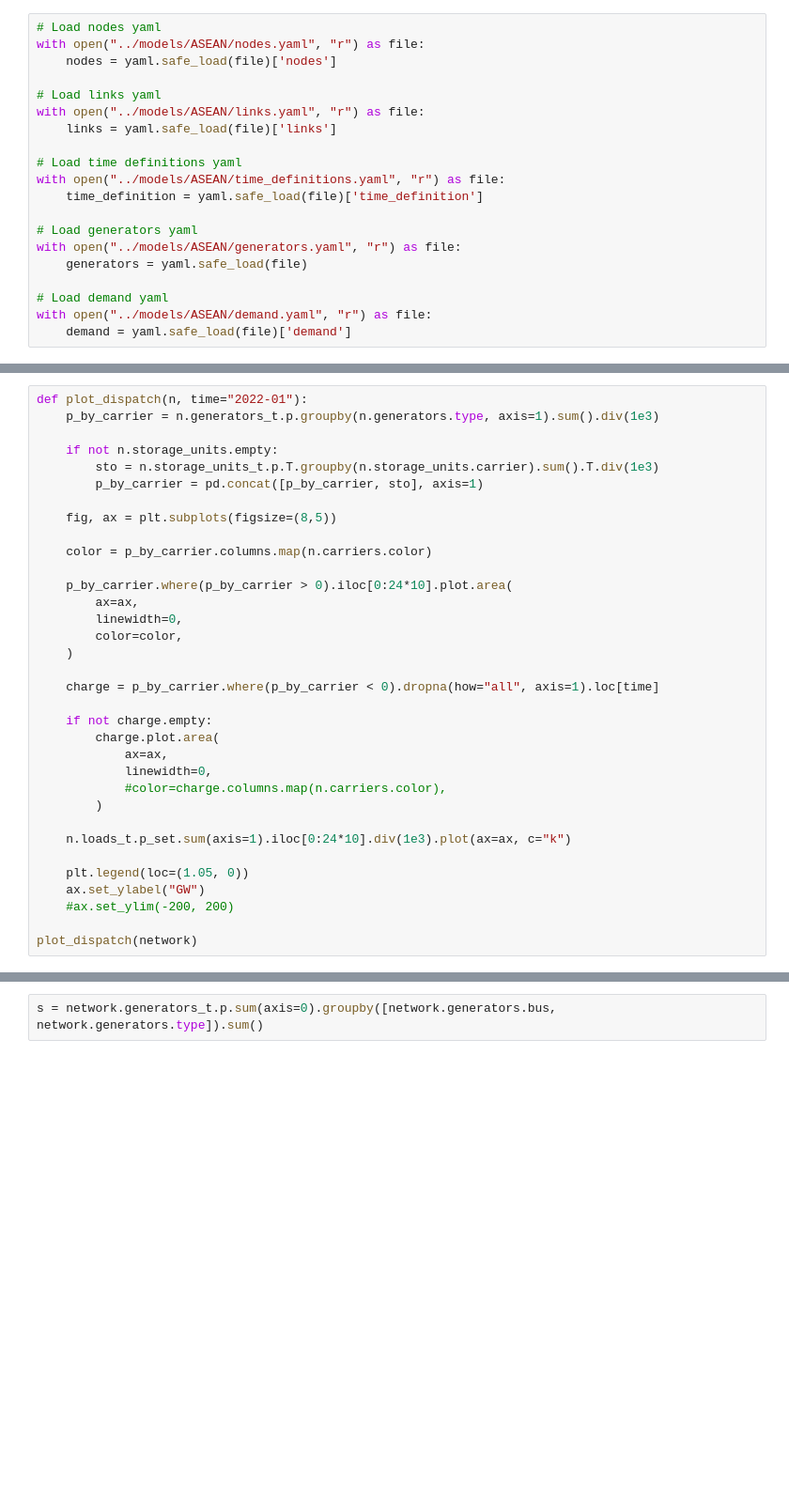
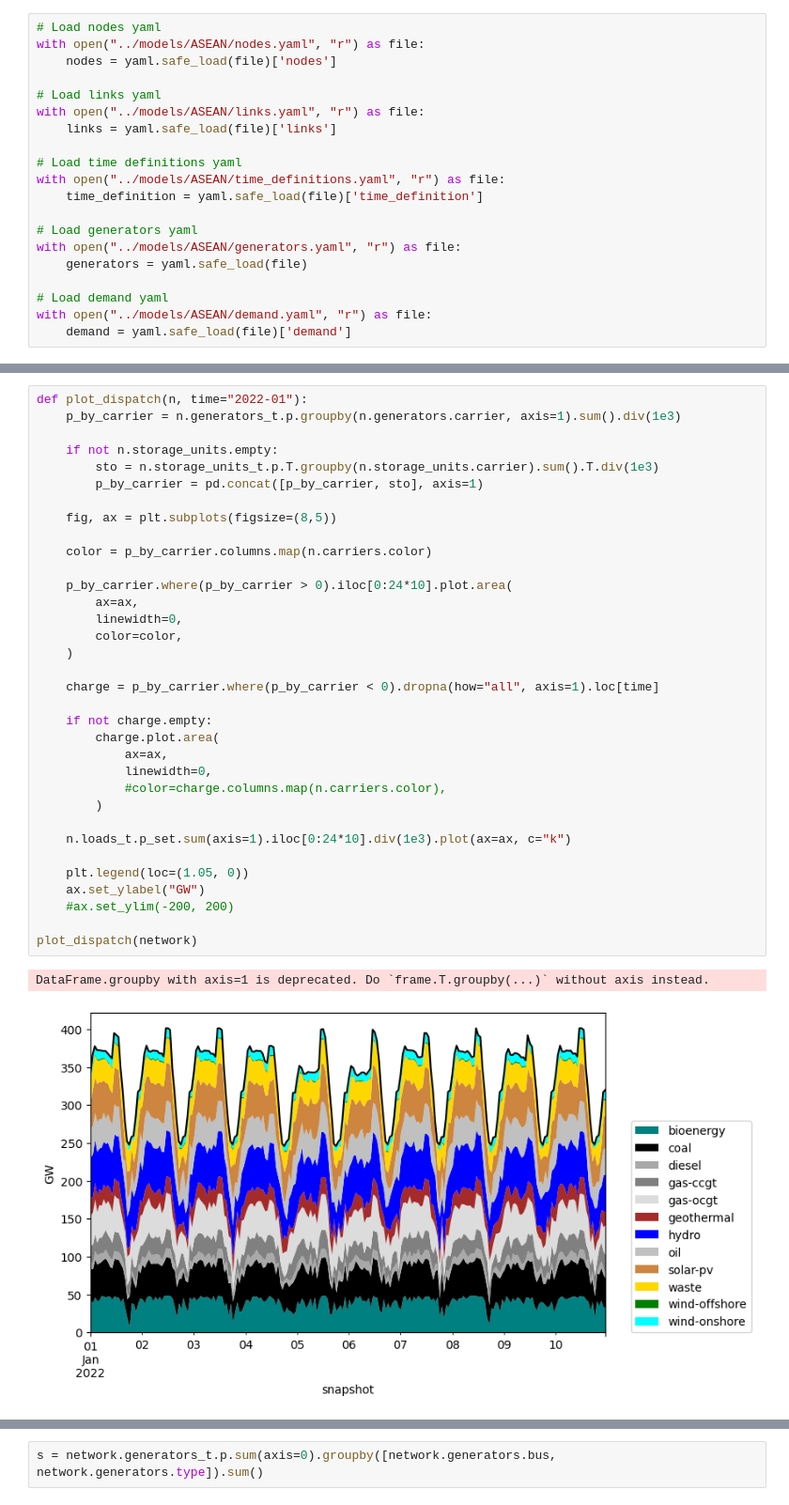
Before and after one commit to transition-zero/tza-pypsa, a Jupyter notebook: notebooks/run_asean_model.ipynb, the cells around one changed output, grey strips where cells are left out. Shown at 94% size. Saved outputs shown, nothing was run; the diff lists cells and outputs as text; blank space fills up the shorter version.

```diff
--- a/notebooks/run_asean_model.ipynb
+++ b/notebooks/run_asean_model.ipynb
@@ -177,37 +267,40 @@ network.loads_t.p_set.plot(figsize=(8, 5), ylabel="MW")
 # %%
 def plot_dispatch(n, time="2022-01"):
-    p_by_carrier = n.generators_t.p.groupby(n.generators.type, axis=1).sum().div(1e3)
+    p_by_carrier = n.generators_t.p.groupby(n.generators.carrier, axis=1).sum().div(1e3)
 
     if not n.storage_units.empty:
         sto = n.storage_units_t.p.T.groupby(n.storage_units.carrier).sum().T.div(1e3)
         p_by_carrier = pd.concat([p_by_carrier, sto], axis=1)
 
     fig, ax = plt.subplots(figsize=(8,5))
 
     color = p_by_carrier.columns.map(n.carriers.color)
 
     p_by_carrier.where(p_by_carrier > 0).iloc[0:24*10].plot.area(
         ax=ax,
         linewidth=0,
         color=color,
     )
 
     charge = p_by_carrier.where(p_by_carrier < 0).dropna(how="all", axis=1).loc[time]
 
     if not charge.empty:
         charge.plot.area(
             ax=ax,
             linewidth=0,
             #color=charge.columns.map(n.carriers.color),
         )
 
     n.loads_t.p_set.sum(axis=1).iloc[0:24*10].div(1e3).plot(ax=ax, c="k")
 
     plt.legend(loc=(1.05, 0))
     ax.set_ylabel("GW")
     #ax.set_ylim(-200, 200)
 
 plot_dispatch(network)
+# %% [output]
+DataFrame.groupby with axis=1 is deprecated. Do `frame.T.groupby(...)` without axis instead.
+[figure, added]
 # %%
 # ---
 # plot
```
Also changed, not shown: parts of 16 cells of this notebook, 1 other file.
